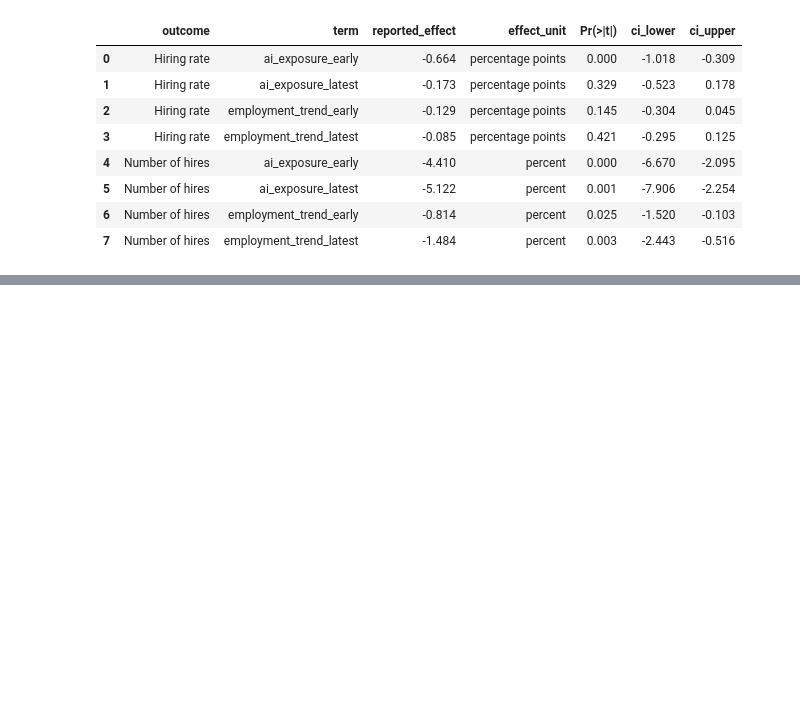
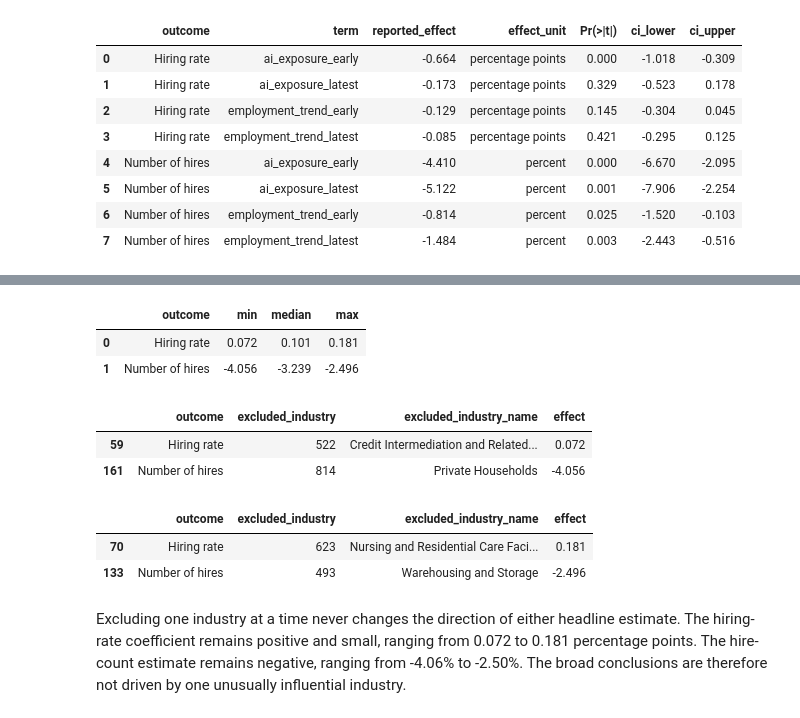
Before and after one commit to viet0901/senior-research, a Jupyter notebook: notebooks/02_research_analysis.ipynb, the cells around one changed output, grey strips where cells are left out. Saved outputs shown, nothing was run; the diff lists cells and outputs as text; code cells hidden in the pictures; blank space fills up the shorter version.

```diff
--- a/notebooks/02_research_analysis.ipynb
+++ b/notebooks/02_research_analysis.ipynb
@@ -1858,0 +2074,74 @@ The seasonality check should be interpreted by comparing coefficient direction,
+# %%
+def leave_one_industry_out(data, outcome, log_outcome=False):
+    rows = []
+    industry_names = (
+        data[["industry", "industry_name"]]
+        .drop_duplicates("industry")
+        .set_index("industry")["industry_name"]
+    )
+
+    for excluded_industry in sorted(data["industry"].unique()):
+        sample = data.loc[data["industry"].ne(excluded_industry)].copy()
+        model = cast(
+            Feols,
+            feols(
+                (
+                    f"{outcome} ~ ai_exposure_post + employment_trend_post "
+                    "| state_industry + period"
+                ),
+                data=sample,
+                vcov={"CRV1": "industry"},
+            ),
+        )
+        estimate = model.coef()["ai_exposure_post"]
+        if log_outcome:
+            estimate = np.expm1(estimate) * 100
+        rows.append(
+            {
+                "outcome": "Number of hires" if log_outcome else "Hiring rate",
+                "excluded_industry": excluded_industry,
+                "excluded_industry_name": industry_names.loc[excluded_industry],
+                "effect": estimate,
+            }
+        )
+
+    return pd.DataFrame(rows)
+
+
+industry_influence_results = pd.concat(
+    [
+        leave_one_industry_out(model_data, "hiring_rate_pct"),
+        leave_one_industry_out(
+            hire_count_model_data, "log_hire_count", log_outcome=True
+        ),
+    ],
+    ignore_index=True,
+)
+industry_influence_summary = (
+    industry_influence_results.groupby("outcome")["effect"]
+    .agg(["min", "median", "max"])
+    .reset_index()
+)
+display(industry_influence_summary.round(3))
+display(
+    industry_influence_results.loc[
+        industry_influence_results.groupby("outcome")["effect"].idxmin()
+    ].round(3)
+)
+display(
+    industry_influence_results.loc[
+        industry_influence_results.groupby("outcome")["effect"].idxmax()
+    ].round(3)
+)
+# %% [output]
+|  | outcome | min | median | max |
+| 0 | Hiring rate | 0.072 | 0.101 | 0.181 |
+| 1 | Number of hires | -4.056 | -3.239 | -2.496 |
+|  | outcome | excluded_industry | excluded_industry_name | effect |
+| 59 | Hiring rate | 522 | Credit Intermediation and Related... | 0.072 |
+| 161 | Number of hires | 814 | Private Households | -4.056 |
+|  | outcome | excluded_industry | excluded_industry_name | effect |
+| 70 | Hiring rate | 623 | Nursing and Residential Care Faci... | 0.181 |
+| 133 | Number of hires | 493 | Warehousing and Storage | -2.496 |
+# %% [markdown]
+Excluding one industry at a time never changes the direction of either headline estimate. The hiring-rate coefficient remains positive and small, ranging from 0.072 to 0.181 percentage points. The hire-count estimate remains negative, ranging from -4.06% to -2.50%. The broad conclusions are therefore not driven by one unusually influential industry.
```
Also changed, not shown: parts of 13 cells of this notebook, 8 other files.
